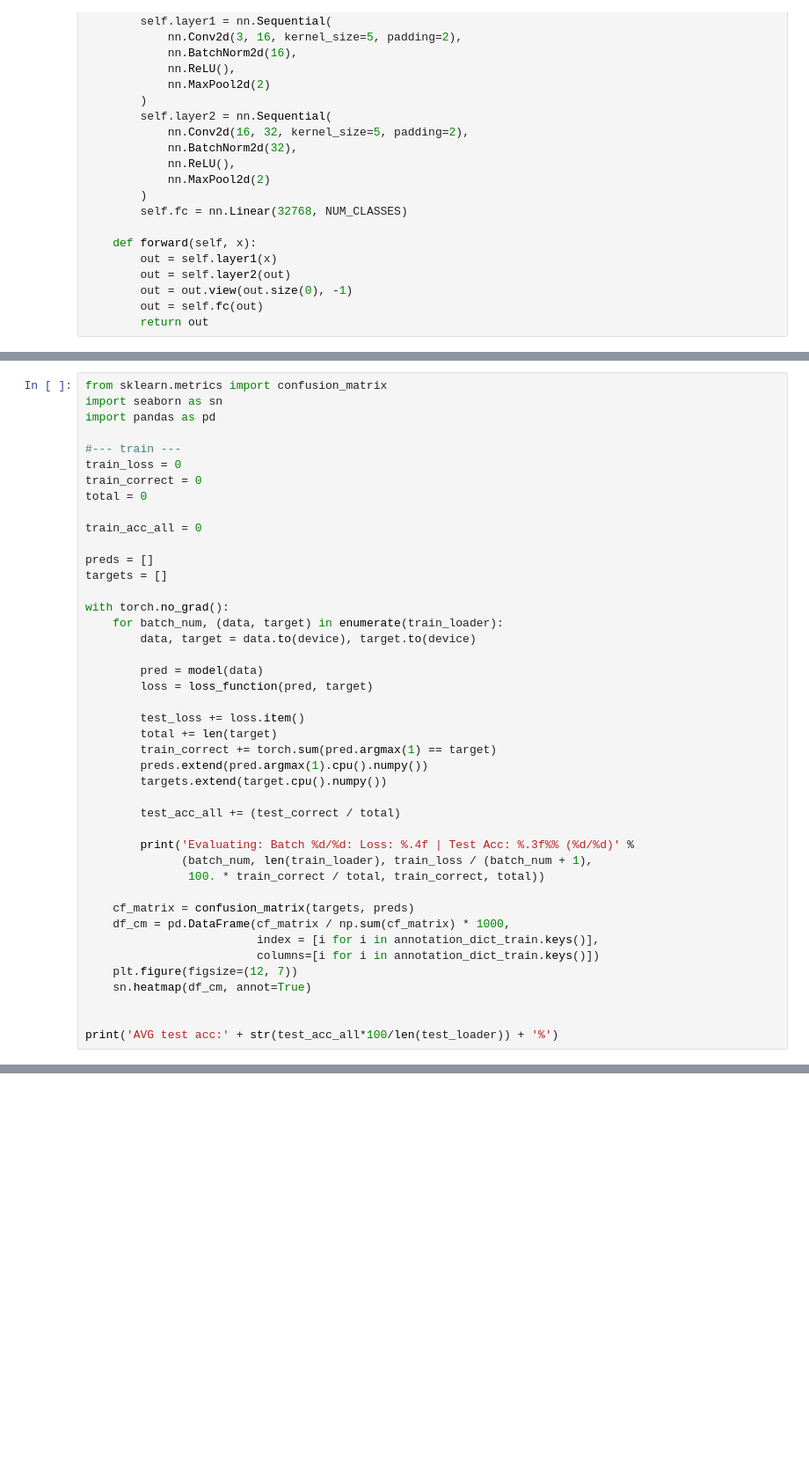
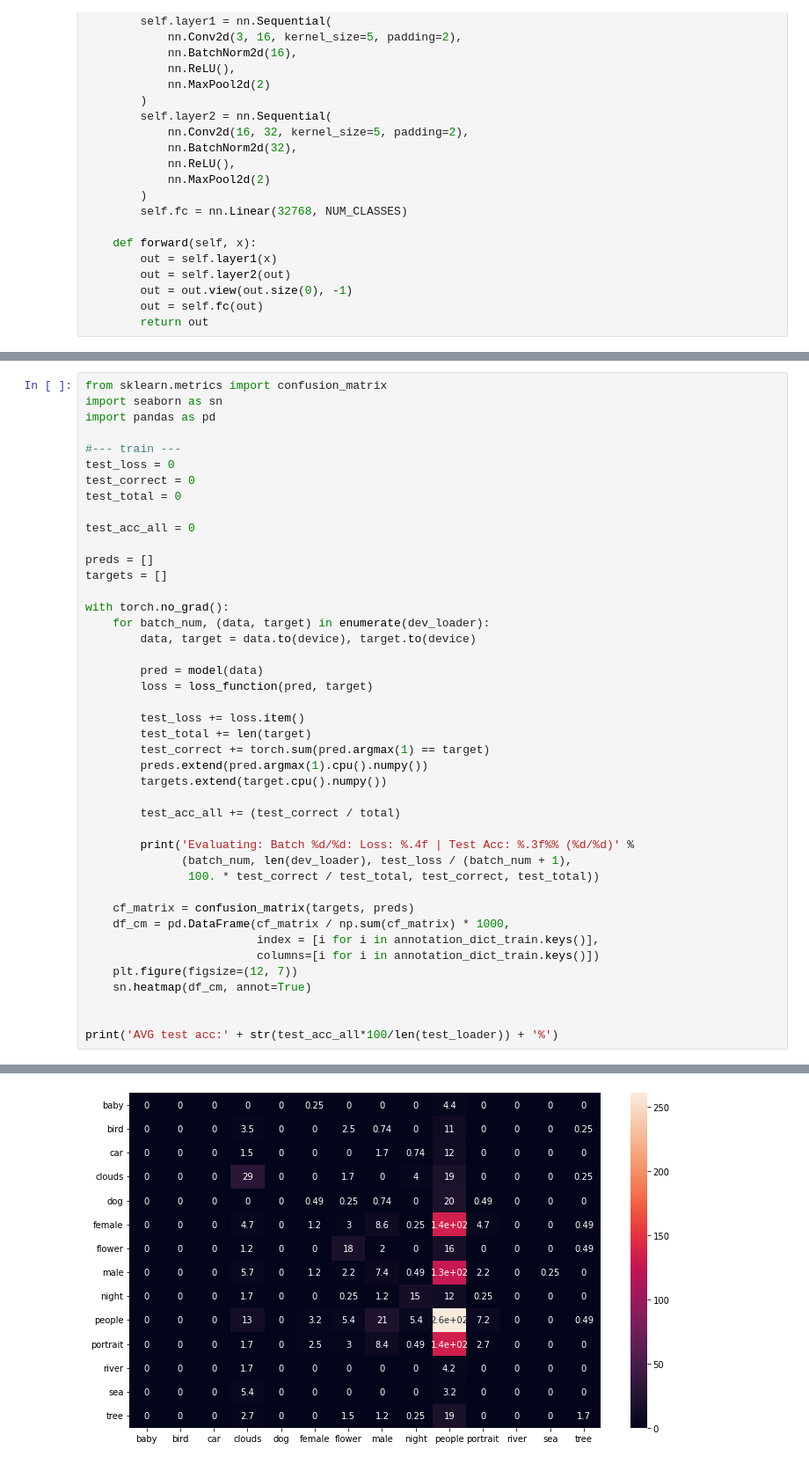
Before and after one commit to miikahyttinen/idl_22, a Jupyter notebook: project/src/project.ipynb, the cells around one changed output, grey strips where cells are left out. Shown at 88% size. Cells and saved outputs as stored; diff of their text form; blank space fills up the shorter version.

```diff
--- a/project/src/project.ipynb
+++ b/project/src/project.ipynb
@@ -209,33 +221,33 @@ import seaborn as sn
 import pandas as pd
 
 #--- train ---
-train_loss = 0
-train_correct = 0
-total = 0
+test_loss = 0
+test_correct = 0
+test_total = 0
 
-train_acc_all = 0
+test_acc_all = 0
 
 preds = []
 targets = []
 
 with torch.no_grad():
-    for batch_num, (data, target) in enumerate(train_loader):
+    for batch_num, (data, target) in enumerate(dev_loader):
         data, target = data.to(device), target.to(device)
 
         pred = model(data)
         loss = loss_function(pred, target)
 
         test_loss += loss.item()
-        total += len(target)
-        train_correct += torch.sum(pred.argmax(1) == target)
+        test_total += len(target)
+        test_correct += torch.sum(pred.argmax(1) == target)
         preds.extend(pred.argmax(1).cpu().numpy())
         targets.extend(target.cpu().numpy())
 
         test_acc_all += (test_correct / total)
 
         print('Evaluating: Batch %d/%d: Loss: %.4f | Test Acc: %.3f%% (%d/%d)' %
-              (batch_num, len(train_loader), train_loss / (batch_num + 1),
-               100. * train_correct / total, train_correct, total))
+              (batch_num, len(dev_loader), test_loss / (batch_num + 1),
+               100. * test_correct / test_total, test_correct, test_total))
 
     cf_matrix = confusion_matrix(targets, preds)
     df_cm = pd.DataFrame(cf_matrix / np.sum(cf_matrix) * 1000,
@@ -267,0 +280 @@ KeyboardInterrupt:
+[figure, added]
```
Also changed, not shown: parts of 6 cells of this notebook.
